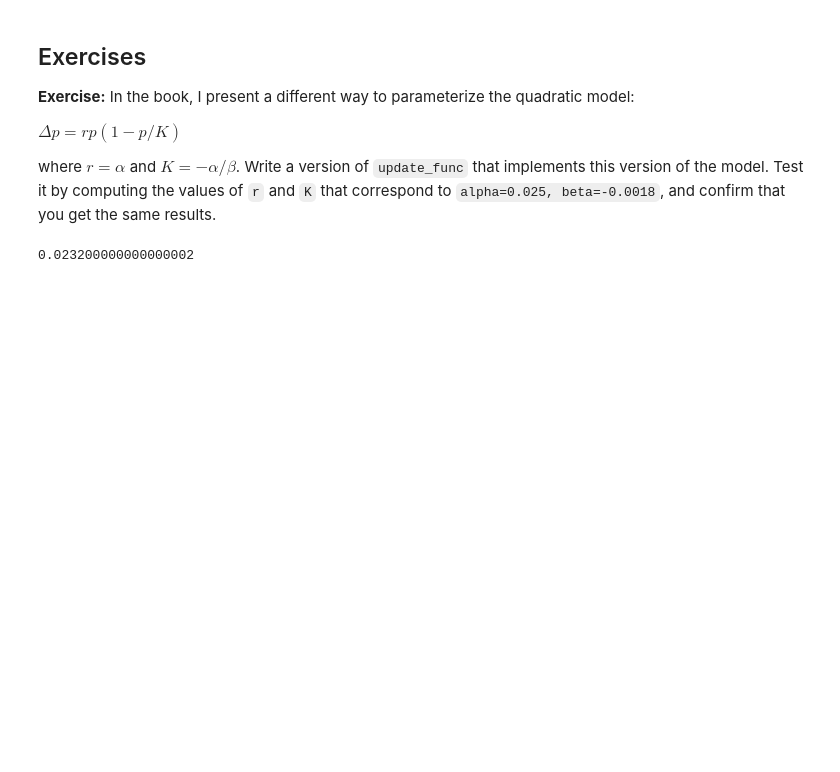
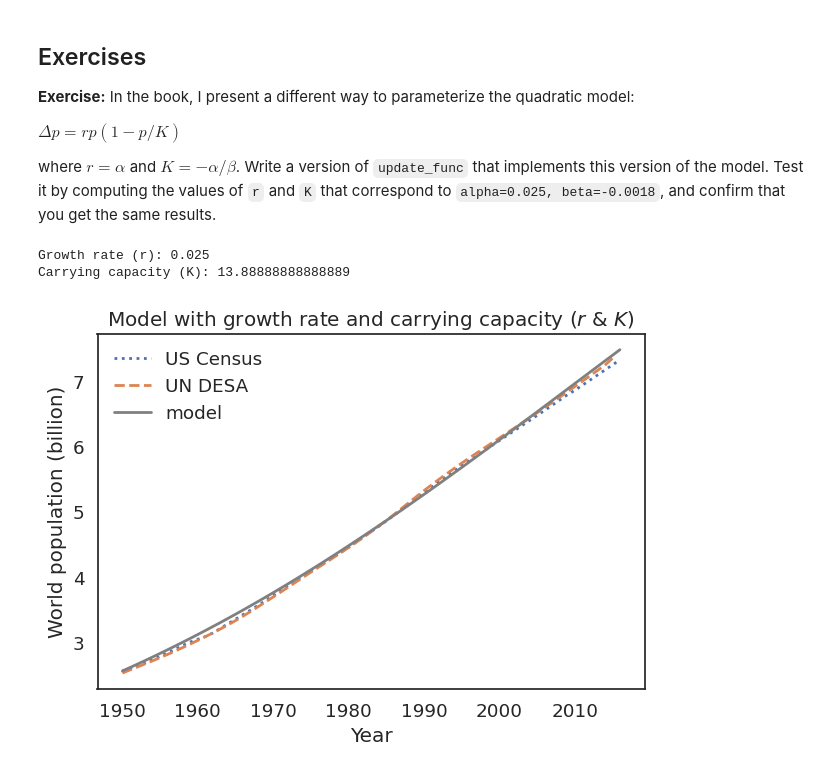
Before and after one commit to andrewbowen19/SimulationAndModellingDATA604, a Jupyter notebook: notebooks/bowen_chap07.ipynb, the cells around one changed output. Cells and saved outputs as stored; diff of their text form; code cells hidden in the pictures; blank space fills up the shorter version.

Commit message:
fix population growth models

```diff
--- a/notebooks/bowen_chap07.ipynb
+++ b/notebooks/bowen_chap07.ipynb
@@ -267,13 +271,3 @@ total
 $ \Delta p = r p (1 - p / K) $
 
 where $r=\alpha$ and $K=-\alpha/\beta$.  Write a version of `update_func` that implements this version of the model.  Test it by computing the values of `r` and `K` that correspond to `alpha=0.025, beta=-0.0018`, and confirm that you get the same results.
-# %%
-# Solution goes here
-def growth_func_quad2(pop, system):
-    return system.r * pop * (1 - pop / system.K)
-
-system.r = system.alpha
-system.K = -system.alpha / system.beta
-update_function(1)
-# %% [output]
-0.023200000000000002
@@ -283,0 +274,42 @@ update_function(1)
+# %%
+# Redefining run_simulation here for easier iteration
+def run_simulation(system, update_func):
+    """Simulate the system using any update function.
+
+    system: System object
+    update_func: function that computes the population next year
+
+    returns: TimeSeries
+    """
+    results = TimeSeries()
+    results[system.t_0] = system.p_0
+
+    for t in linrange(system.t_0, system.t_end):
+        results[t+1] = update_func(results[t], t, system)
+
+    return results
+# %%
+# Using the formula provided based on parameters k and P
+# Keeping the positional parameter t for run_simulation
+def update_function2(p, t, my_system):
+    growth_val = my_system.r * p * (1 - (p / my_system.K))
+    return p + growth_val
+
+system.alpha = 0.025
+system.beta = -0.0018
+system.r = system.alpha
+system.K = -(system.alpha / system.beta)
+
+print(f"Growth rate (r): {system.r}")
+print(f"Carrying capacity (K): {system.K}")
+# %% [output]
+Growth rate (r): 0.025
+Carrying capacity (K): 13.88888888888889
+# %%
+# Solution goes here
+results2 = run_simulation(system, update_function2)
+plot_results(census, un, results2, 'Model with growth rate and carrying capacity ($r$ & $K$)')
+
+# decorate(title='Quadratic growth model, alternate parameters')
+# %% [output]
+[figure, added]
```
Also changed, not shown: parts of 7 cells of this notebook.
